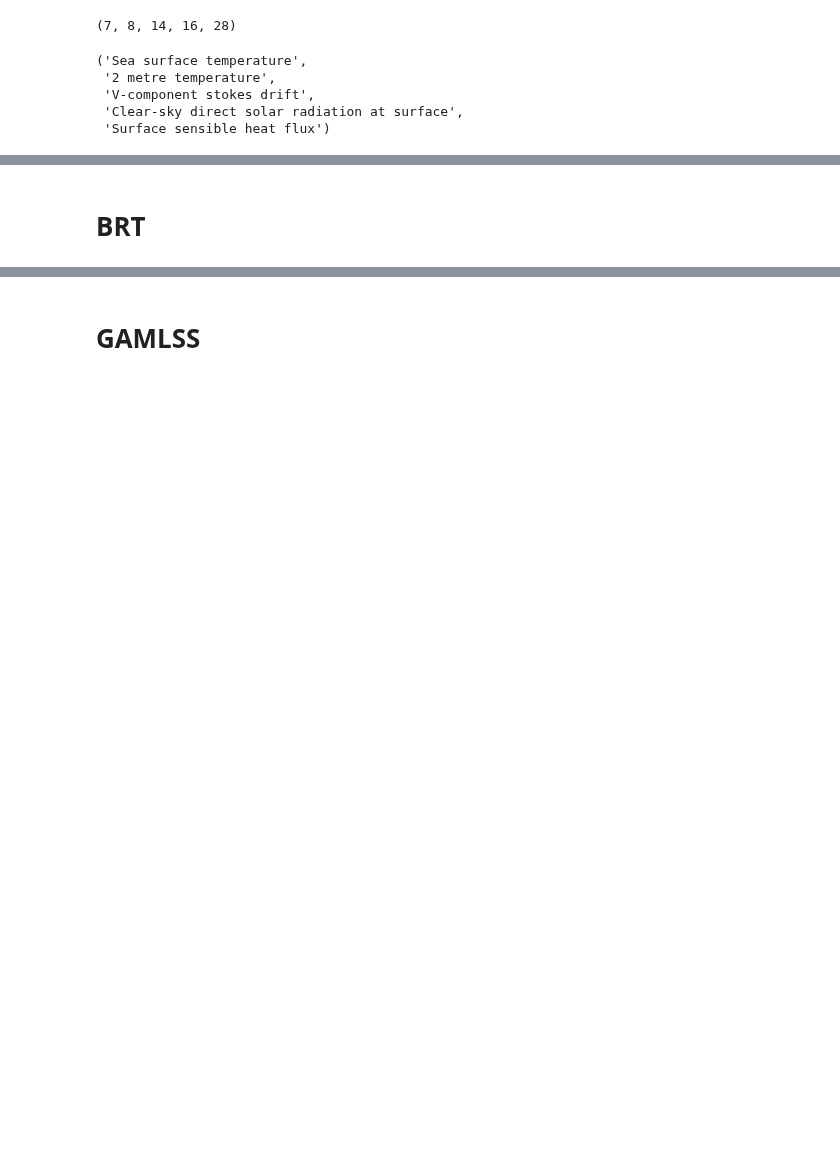
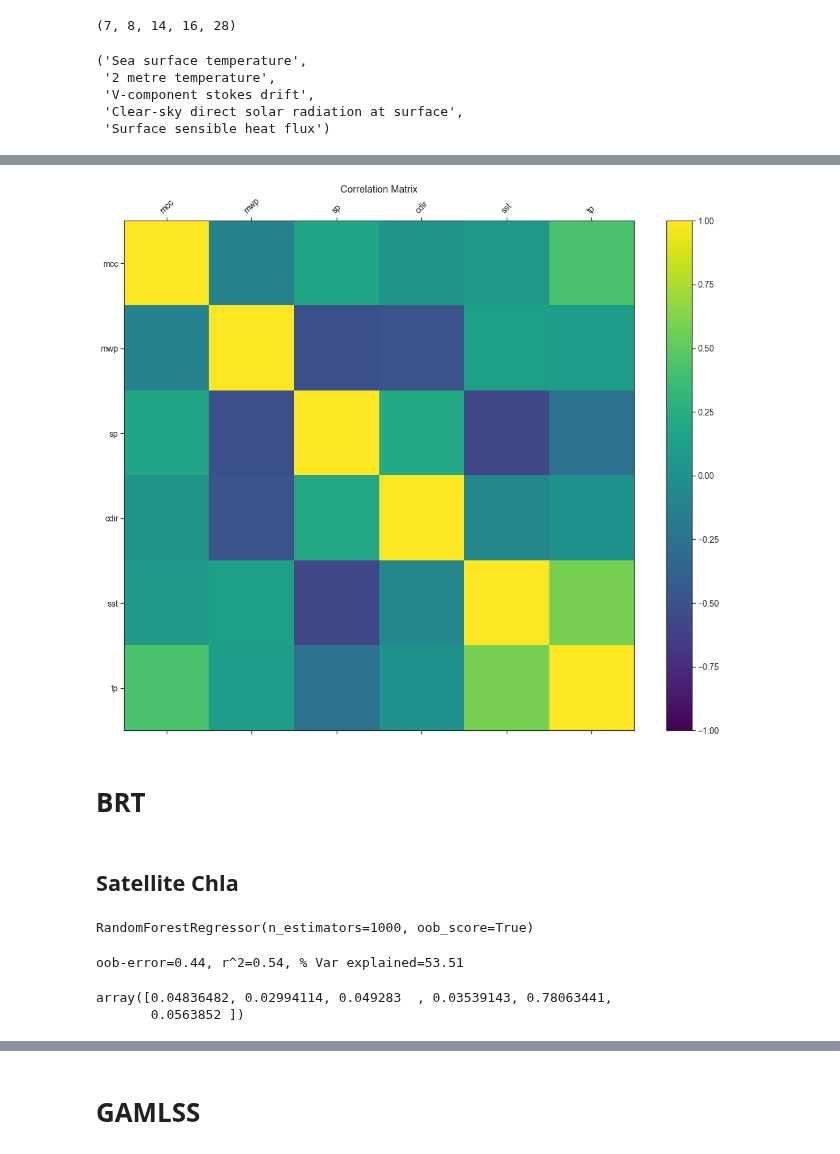
Before and after one commit to ben1post/BennyPhD, a Jupyter notebook: CaRiaco/SCRIPPS/CARIACO_data/Manuscript2DataAnalysis/Countdown2AgosReturn/RecookStefanidisetal2021.ipynb, the cells around one changed output, grey strips where cells are left out. Saved outputs shown, nothing was run; the diff lists cells and outputs as text; code cells hidden in the pictures; blank space fills up the shorter version.

```diff
--- a/CaRiaco/SCRIPPS/CARIACO_data/Manuscript2DataAnalysis/Countdown2AgosReturn/RecookStefanidisetal2021.ipynb
+++ b/CaRiaco/SCRIPPS/CARIACO_data/Manuscript2DataAnalysis/Countdown2AgosReturn/RecookStefanidisetal2021.ipynb
@@ -320,3 +331,5 @@ vif2.round(1)
 | 5 | 17.4 | wind | 10 metre wind speed |
 | 6 | 1.9 | tp | Total precipitation |
 | 7 | 11.4 | e | Evaporation |
+# %%
+ERA5sub2 = ERA5clean[['mcc', 'mwp', 'sp', 'cdir', 'sst','tp']]
@@ -389,2 +519,15 @@ plt.title('Correlation Matrix', fontsize=16);
+# %%
+df = ERA5sub2
+f = plt.figure(figsize=(19, 15))
+plt.matshow(df.corr(), fignum=f.number, vmin=-1)
+plt.xticks(range(df.select_dtypes(['number']).shape[1]), df.select_dtypes(['number']).columns, fontsize=14, rotation=45)
+plt.yticks(range(df.select_dtypes(['number']).shape[1]), df.select_dtypes(['number']).columns, fontsize=14)
+cb = plt.colorbar()
+cb.ax.tick_params(labelsize=14)
+plt.title('Correlation Matrix', fontsize=16);
+# %% [output]
+[figure, added]
 # %% [markdown]
 # BRT
+# %% [markdown]
+## Satellite Chla
@@ -390,0 +541,21 @@ plt.title('Correlation Matrix', fontsize=16);
+# %%
+from sklearn.ensemble import RandomForestRegressor
+rf = RandomForestRegressor(n_estimators=1000, oob_score=True,)
+rf.fit(X_train, y_train)
+# %% [output]
+RandomForestRegressor(n_estimators=1000, oob_score=True)
+# %%
+from sklearn.metrics import explained_variance_score
+#rf.fit(X_train, y_train)
+predicted_testBiom = rf.predict(X_test)
+
+print('oob-error=%.2f, r^2=%.2f, %% Var explained=%.2f' % (
+             1. - rf.oob_score_, rf.score(X_test, y_test),
+             explained_variance_score(y_test, predicted_testBiom) * 100))
+# %% [output]
+oob-error=0.44, r^2=0.54, % Var explained=53.51
+# %%
+rf.feature_importances_
+# %% [output]
+array([0.04836482, 0.02994114, 0.049283  , 0.03539143, 0.78063441,
+       0.0563852 ])
```
Also changed, not shown: parts of 48 cells of this notebook, 15 other files.
